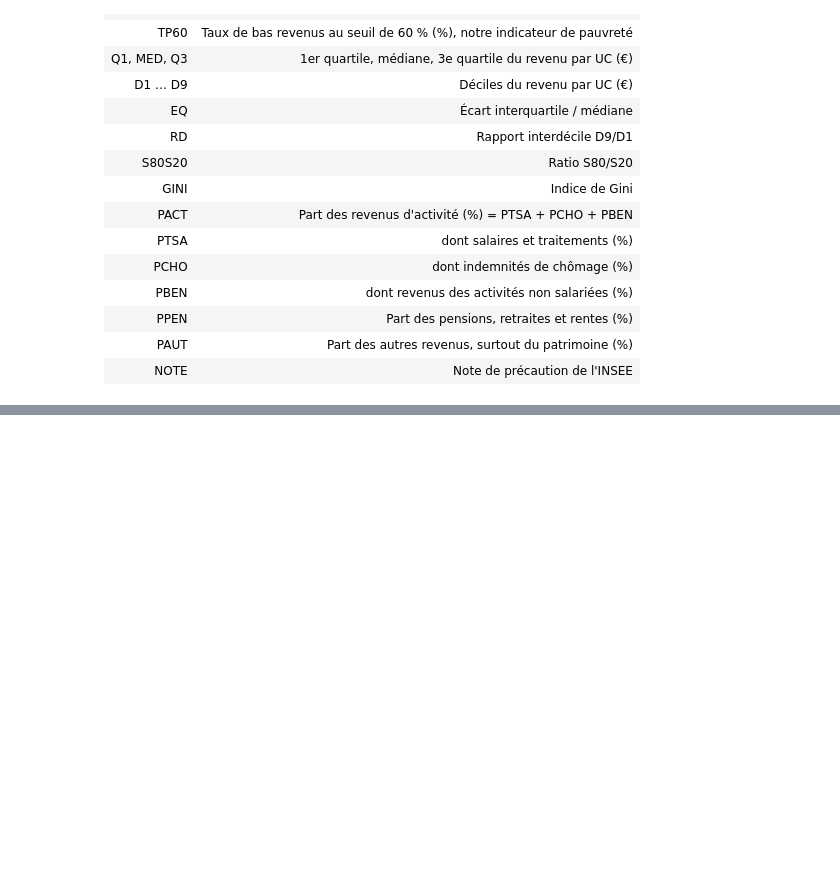
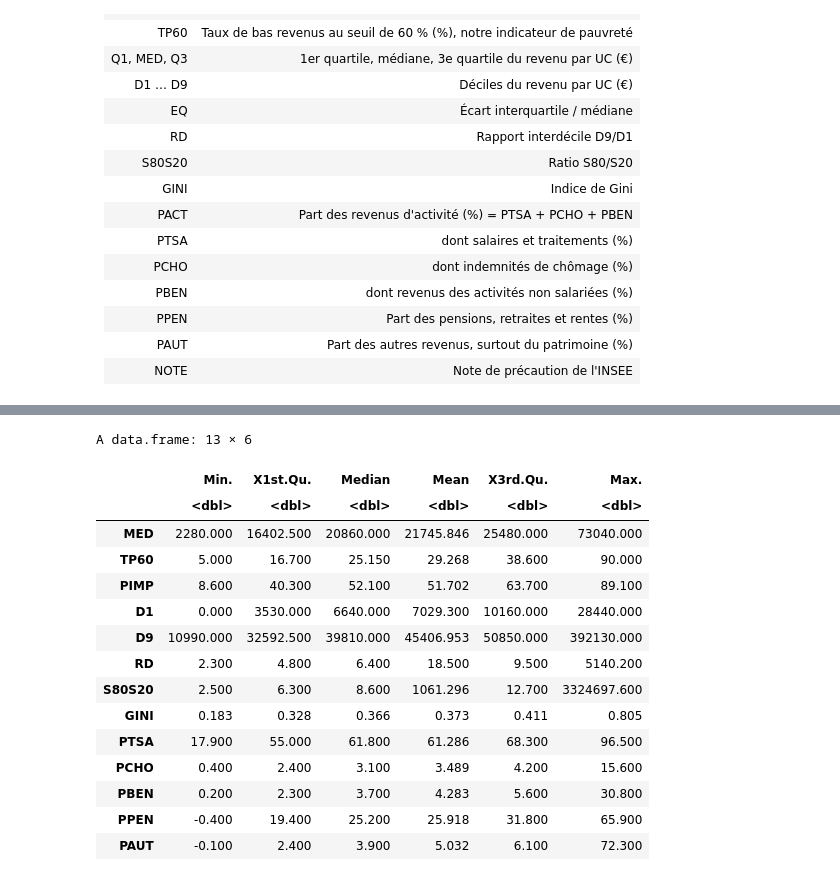
Before and after one commit to Vic-Warden/France-Income-Disparities, a Jupyter notebook: project.ipynb, the cells around one changed output, grey strips where cells are left out. Saved outputs shown, nothing was run; the diff lists cells and outputs as text; code cells hidden in the pictures; blank space fills up the shorter version.

Commit message:
Add summary statistics Excel file with initial data

```diff
--- a/project.ipynb
+++ b/project.ipynb
@@ -153,0 +180,19 @@ A data.frame: 6 × 30
+# %%
+# Region of each department
+rename_columns$REGION <- NA
+rename_columns$REGION[rename_columns$DEP %in% c("01","03","07","15","26","38","42","43","63","69","73","74")] <- "Auvergne-Rhone-Alpes"
+rename_columns$REGION[rename_columns$DEP %in% c("21","25","39","58","70","71","89","90")]                     <- "Bourgogne-Franche-Comte"
+rename_columns$REGION[rename_columns$DEP %in% c("22","29","35","56")]                                         <- "Bretagne"
+rename_columns$REGION[rename_columns$DEP %in% c("18","28","36","37","41","45")]                               <- "Centre-Val de Loire"
+rename_columns$REGION[rename_columns$DEP %in% c("2A","2B")]                                                   <- "Corse"
+rename_columns$REGION[rename_columns$DEP %in% c("08","10","51","52","54","55","57","67","68","88")]           <- "Grand Est"
+rename_columns$REGION[rename_columns$DEP %in% c("02","59","60","62","80")]                                    <- "Hauts-de-France"
+rename_columns$REGION[rename_columns$DEP %in% c("75","77","78","91","92","93","94","95")]                     <- "Ile-de-France"
+rename_columns$REGION[rename_columns$DEP %in% c("14","27","50","61","76")]                                    <- "Normandie"
+rename_columns$REGION[rename_columns$DEP %in% c("16","17","19","23","24","33","40","47","64","79","86","87")] <- "Nouvelle-Aquitaine"
+rename_columns$REGION[rename_columns$DEP %in% c("09","11","12","30","31","32","34","46","48","65","66","81","82")] <- "Occitanie"
+rename_columns$REGION[rename_columns$DEP %in% c("44","49","53","72","85")]                                    <- "Pays de la Loire"
+rename_columns$REGION[rename_columns$DEP %in% c("04","05","06","13","83","84")]                               <- "PACA"
+rename_columns$REGION[rename_columns$DEP %in% c("972","974")]                                                 <- "DOM"
+rename_columns$REGION <- as.factor(rename_columns$REGION)
+table(rename_columns$REGION, useNA = "ifany")
@@ -153,0 +272,44 @@ A data.frame: 6 × 30
+# %%
+# Same table as in visualization_state.r, exported to Excel for the report
+tem <- rename_columns[, c("MED","TP60","PIMP","D1","D9","RD","S80S20","GINI","PTSA","PCHO","PBEN","PPEN","PAUT")]
+
+# Summary statistics
+summary_stats <- data.frame(
+  Min. = round(apply(tem, 2, min, na.rm = TRUE), 3),
+  `1st Qu.` = round(apply(tem, 2, quantile, probs = 0.25, na.rm = TRUE), 3),
+  Median = round(apply(tem, 2, median, na.rm = TRUE), 3),
+  Mean = round(apply(tem, 2, mean, na.rm = TRUE), 3),
+  `3rd Qu.` = round(apply(tem, 2, quantile, probs = 0.75, na.rm = TRUE), 3),
+  Max. = round(apply(tem, 2, max, na.rm = TRUE), 3)
+)
+summary_stats
+
+# Transpose the data frame
+summary_stats <- t(summary_stats)
+
+# Convert the transposed summary statistics to a data frame
+summary_stats_df <- as.data.frame(summary_stats)
+
+# Add a new column 'Measure' to the summary statistics data frame
+summary_stats_df$Measure <- rownames(summary_stats_df)
+
+# Reorder the columns to have 'Measure' as the first column
+rownames(summary_stats_df) <- NULL
+write_xlsx(summary_stats_df, path = "summary_stats.xlsx")
+# %% [output]
+A data.frame: 13 × 6
+|  | Min. | X1st.Qu. | Median | Mean | X3rd.Qu. | Max. |
+|  | <dbl> | <dbl> | <dbl> | <dbl> | <dbl> | <dbl> |
+| MED | 2280.000 | 16402.500 | 20860.000 | 21745.846 | 25480.000 | 73040.000 |
+| TP60 | 5.000 | 16.700 | 25.150 | 29.268 | 38.600 | 90.000 |
+| PIMP | 8.600 | 40.300 | 52.100 | 51.702 | 63.700 | 89.100 |
+| D1 | 0.000 | 3530.000 | 6640.000 | 7029.300 | 10160.000 | 28440.000 |
+| D9 | 10990.000 | 32592.500 | 39810.000 | 45406.953 | 50850.000 | 392130.000 |
+| RD | 2.300 | 4.800 | 6.400 | 18.500 | 9.500 | 5140.200 |
+| S80S20 | 2.500 | 6.300 | 8.600 | 1061.296 | 12.700 | 3324697.600 |
+| GINI | 0.183 | 0.328 | 0.366 | 0.373 | 0.411 | 0.805 |
+| PTSA | 17.900 | 55.000 | 61.800 | 61.286 | 68.300 | 96.500 |
+| PCHO | 0.400 | 2.400 | 3.100 | 3.489 | 4.200 | 15.600 |
+| PBEN | 0.200 | 2.300 | 3.700 | 4.283 | 5.600 | 30.800 |
+| PPEN | -0.400 | 19.400 | 25.200 | 25.918 | 31.800 | 65.900 |
+| PAUT | -0.100 | 2.400 | 3.900 | 5.032 | 6.100 | 72.300 |
```
Also changed, not shown: parts of 7 cells of this notebook, 1 other file.
